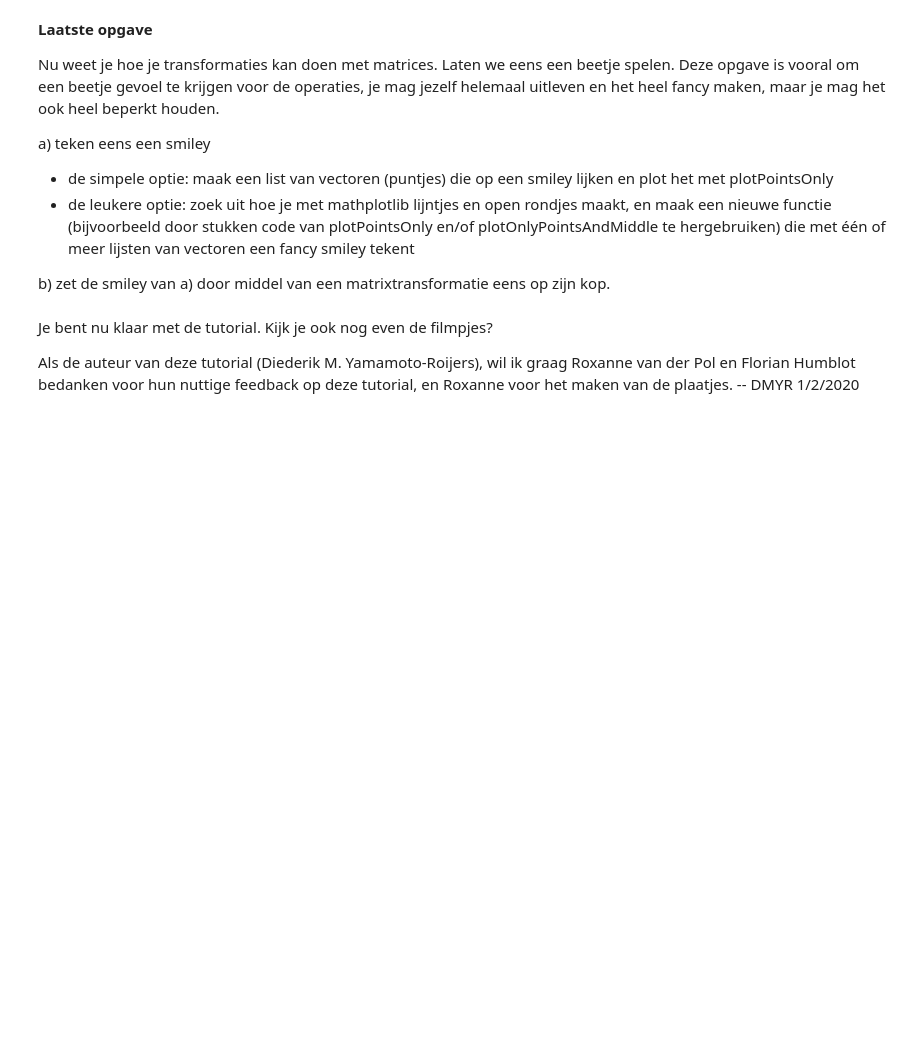
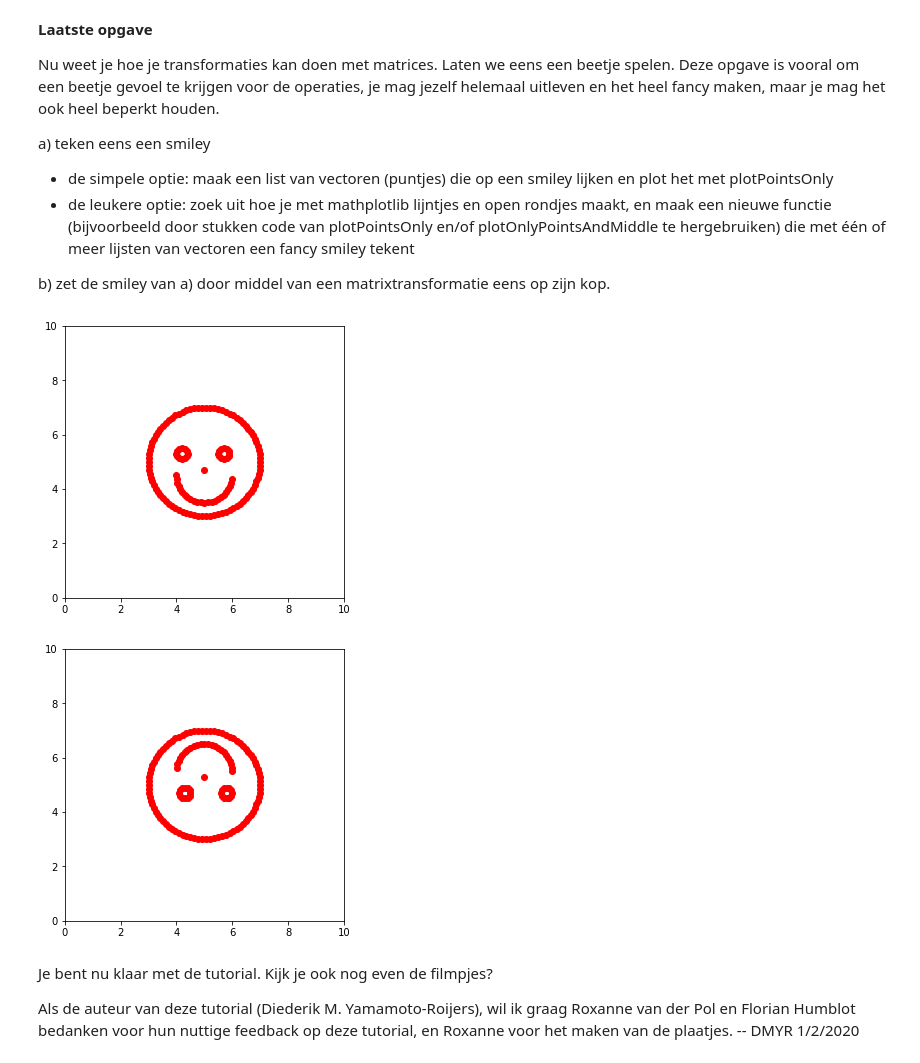
Before and after one commit to Fusion86/HU-Vision, a Jupyter notebook: assignments/MappingLinAlg/LinAlg Tutorial.ipynb, the cells around one changed output. Drawn from its saved outputs; the diff is of its cells as text; code cells hidden in the pictures; blank space fills up the shorter version.

```diff
--- a/assignments/MappingLinAlg/LinAlg Tutorial.ipynb
+++ b/assignments/MappingLinAlg/LinAlg Tutorial.ipynb
@@ -438,3 +436,48 @@ b) zet de smiley van a) door middel van een matrixtransformatie eens op zijn kop
+# %%
+#Uw antwoord(en) hier:
+def circle(pos, radius, nr_points, half_smile = False):
+    a = 1 if half_smile else 2
+    center = np.array([0,0,1])
+    tmp = []
+    for i in range(nr_points):
+        pt = center + np.array([radius,0,0])
+        rot = rotationMatrix(np.pi / (nr_points / a) * i)
+        tmp.append(applyTransformationToAll([pt], rot))
+    transl = translationMatrix(pos)
+    tmp = applyTransformationToAll(transl, tmp)
+    return tmp
+
+head = circle(np.array([5,5]), 2, 86)
+eyel = circle(np.array([4.2,5.3]), 0.2, 12)
+eyer = applyTransformationToAll(translationMatrix([1.5,0]), eyel)
+nose = makeUsHomogenous([[5,4.7]])
+
+# Smile takes a bit more work
+smile = circle(np.array([0,0]), 1, 24, True) # Create half circle (upper half)
+# Then rotate circle and move it to the correct position
+# smile = applyTransformationToAll(rotationMatrix(np.pi), smile) # Rotate circle
+# smile = applyTransformationToAll(translationMatrix([5,4.5]), smile) # Move circle to middle
+# Or, we can do these two things in one operation.
+rot_180 = rotationMatrix(np.pi)
+mat = np.dot(translationMatrix([5,4.5]), rot_180)
+smile = applyTransformationToAll(mat, smile)
+
+smile = head + eyel + eyer + nose + smile
+# smile = np.concatenate(head, eyel)
+plotPointsOnly(smile)
+
+# First move the smiley to the center
+upside_down_smile = applyTransformationToAll(translationMatrix([-5,-5]), smile)
+upside_down_smile = applyTransformationToAll(rot_180, upside_down_smile)
+upside_down_smile = applyTransformationToAll(translationMatrix([5,5]), upside_down_smile)
+plotPointsOnly(upside_down_smile)
+
+# tmp = makeUsHomogenous(vlist)
+# mp = computeCentre(tmp)
+# plotOnlyPointsAndMiddle(tmp, mp)
+# %% [output]
+[figure, added]
+[figure, added]
 # %% [markdown]
 Je bent nu klaar met de tutorial. Kijk je ook nog even de filmpjes?
 
```
Also changed, not shown: parts of 1 cell of this notebook.
